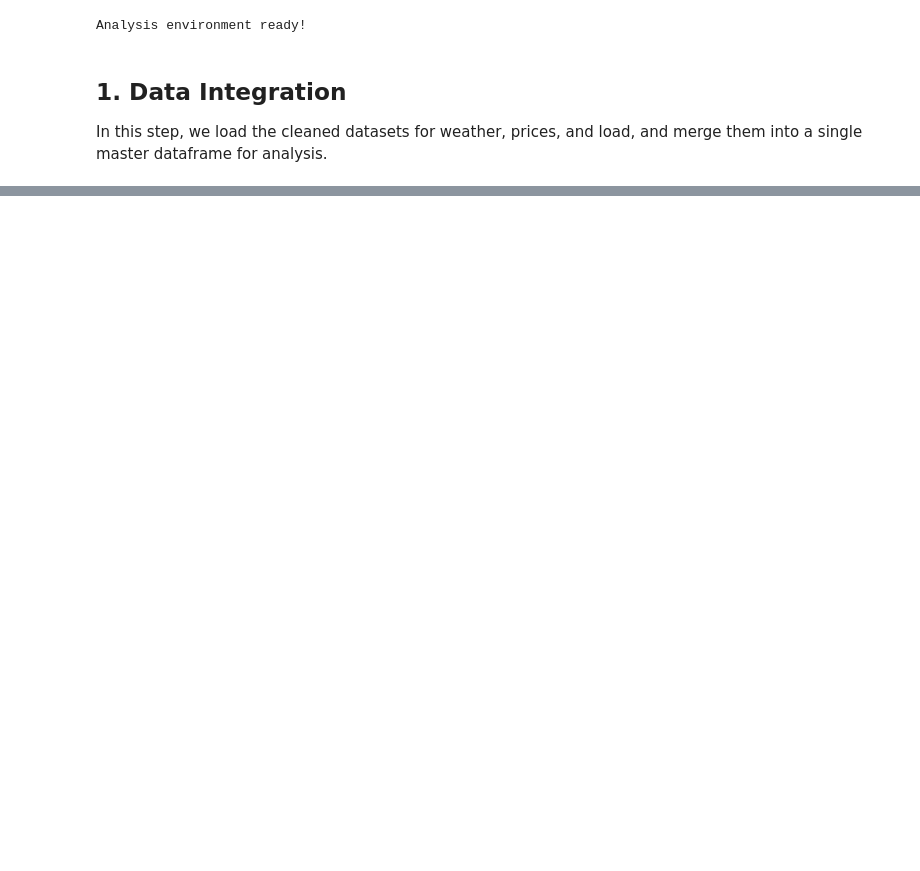
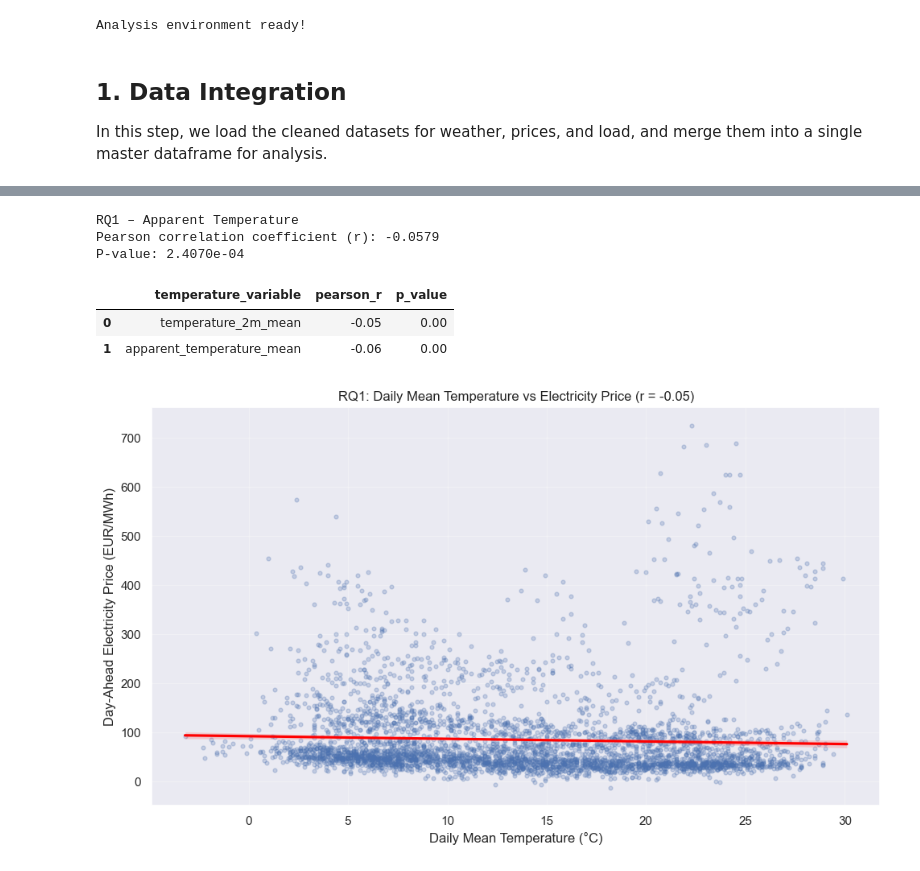
Before and after one commit to joelthedebugger/CIP_FS26_203, a Jupyter notebook: notebooks/03_analysis.ipynb, the cells around one changed output, grey strips where cells are left out. Saved outputs shown, nothing was run; the diff lists cells and outputs as text; code cells hidden in the pictures; blank space fills up the shorter version.

Commit message:
Add felt temperature and overall hypothesis to analysis notebook

```diff
--- a/notebooks/03_analysis.ipynb
+++ b/notebooks/03_analysis.ipynb
@@ -296,0 +108,12 @@ While the improved model provides accurate short-term predictions, it primarily
+# %%
+# --- Create daily master dataset for RQ1 and RQ3 ---
+df_daily = (
+    df_prices
+    .merge(df_weather_daily, on="date", how="inner")
+    .merge(df_load_daily, on="date", how="inner")
+    .sort_values("date")
+    .reset_index(drop=True)
+)
+
+print(f"Daily master created: {df_daily.shape}")
+display(df_daily.head())
@@ -296,0 +237,11 @@ While the improved model provides accurate short-term predictions, it primarily
+# %%
+# --- Prepare data for RQ1 ---
+rq1_data = df_daily[[
+    "date",
+    "price_eur_mwh",
+    "temperature_2m_mean",
+    "apparent_temperature_mean"
+]].dropna().copy()
+
+print(f"RQ1 dataset shape: {rq1_data.shape}")
+display(rq1_data.head())
@@ -296,0 +270,46 @@ While the improved model provides accurate short-term predictions, it primarily
+# %%
+# --- Pearson correlation: apparent temperature vs electricity price ---
+corr_app, p_app = pearsonr(
+    rq1_data["apparent_temperature_mean"],
+    rq1_data["price_eur_mwh"]
+)
+
+print("RQ1 – Apparent Temperature")
+print(f"Pearson correlation coefficient (r): {corr_app:.4f}")
+print(f"P-value: {p_app:.4e}")
+# %% [output]
+RQ1 – Apparent Temperature
+Pearson correlation coefficient (r): -0.0579
+P-value: 2.4070e-04
+# %%
+# --- Compare actual vs apparent temperature correlation results ---
+rq1_results = pd.DataFrame({
+    "temperature_variable": ["temperature_2m_mean", "apparent_temperature_mean"],
+    "pearson_r": [corr_temp, corr_app],
+    "p_value": [p_temp, p_app]
+})
+
+display(rq1_results)
+# %% [output]
+|  | temperature_variable | pearson_r | p_value |
+| 0 | temperature_2m_mean | -0.05 | 0.00 |
+| 1 | apparent_temperature_mean | -0.06 | 0.00 |
+# %%
+# --- Visualization: actual temperature vs electricity price ---
+plt.figure(figsize=(10, 6))
+sns.regplot(
+    data=rq1_data,
+    x="temperature_2m_mean",
+    y="price_eur_mwh",
+    scatter_kws={"alpha": 0.25, "s": 12},
+    line_kws={"color": "red"}
+)
+
+plt.title(f"RQ1: Daily Mean Temperature vs Electricity Price (r = {corr_temp:.2f})")
+plt.xlabel("Daily Mean Temperature (°C)")
+plt.ylabel("Day-Ahead Electricity Price (EUR/MWh)")
+plt.grid(True, alpha=0.3)
+plt.tight_layout()
+plt.show()
+# %% [output]
+[figure, added]
```
Also changed, not shown: parts of 61 cells of this notebook.
